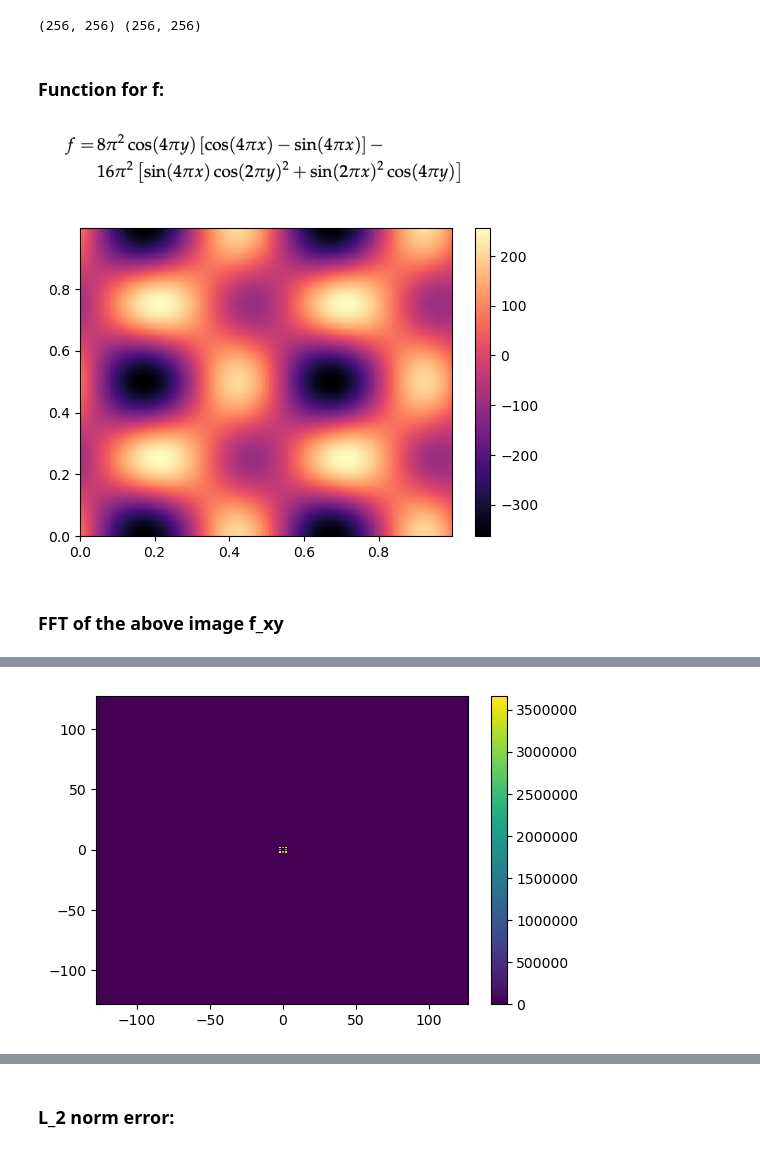
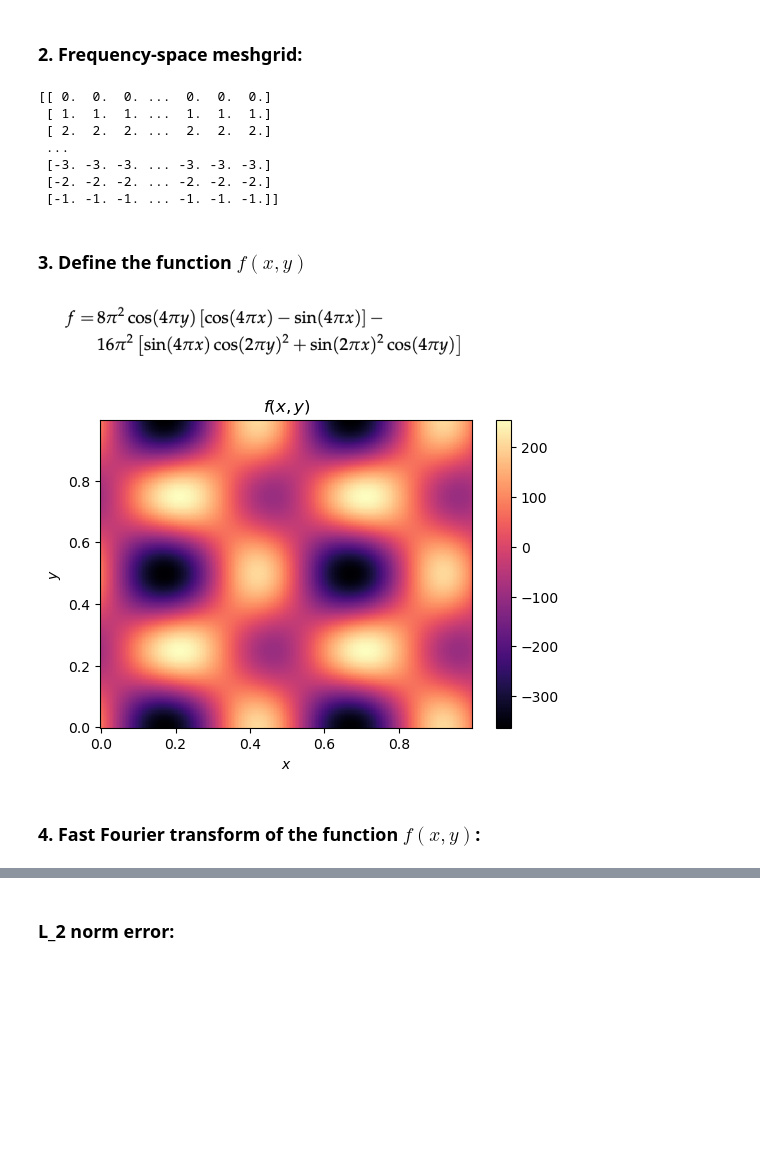
Before and after one commit to wbandabarragan/computational-physics-2, a Jupyter notebook: unit-3/310-PDE-FFT-elliptic-equations.ipynb, the cells around one changed output, grey strips where cells are left out. Cells and saved outputs as stored; diff of their text form; code cells hidden in the pictures; blank space fills up the shorter version.

```diff
--- a/unit-3/310-PDE-FFT-elliptic-equations.ipynb
+++ b/unit-3/310-PDE-FFT-elliptic-equations.ipynb
@@ -54 +41,12 @@ print(X.shape, Y.shape)
+# %%
+# Create the axes:
+x = np.arange(x_min, x_max, dx)
+y = np.arange(y_min, y_max, dy)
+
+#print(x.shape, y.shape)
+
+# We create the 2D domain
+x_2d, y_2d = np.meshgrid(x, y)
+
+#print(x_2d.shape, y_2d.shape)
 # %% [markdown]
@@ -110,17 +119,30 @@ print(k_x.size, k_y.size)
+# %% [markdown]
+### 2. Frequency-space meshgrid:
 # %%
 # Create a grid in Fourier space
 
-KX, KY = np.meshgrid(k_x, k_y)
+kx_2d, ky_2d = np.meshgrid(k_x, k_y)
 
-print(KX.shape, KY.shape)
+print(ky_2d)
 # %% [output]
-(256, 256) (256, 256)
+[[ 0.  0.  0. ...  0.  0.  0.]
+ [ 1.  1.  1. ...  1.  1.  1.]
+ [ 2.  2.  2. ...  2.  2.  2.]
+ ...
+ [-3. -3. -3. ... -3. -3. -3.]
+ [-2. -2. -2. ... -2. -2. -2.]
+ [-1. -1. -1. ... -1. -1. -1.]]
 # %% [markdown]
-### Function for f:
+### 3. Define the function $f(x,y)$
 
 ![Screen%20Shot%202023-01-03%20at%2012.48.19.png](attachment:Screen%20Shot%202023-01-03%20at%2012.48.19.png)
 # %%
 def rhs_function(xx, yy):
+    """
+    Function to define f(x,y), which is the RHS of the Poission eq.
+    Inputs: xx -> x_2d, yy -> y_2d
+    Ouput: rhs
+    """
 
     rhs = 8*(np.pi**2)*np.cos(4*np.pi*yy)*(np.cos(4*np.pi*xx)\
     - np.sin(4*np.pi*xx)) - 16*(np.pi**2)*(np.sin(4*np.pi*xx)\
@@ -131,21 +153,26 @@ def rhs_function(xx, yy):
 # %%
 # Evaluate this in X, Y
 
-f_xy = rhs_function(X, Y)
+f_xy = rhs_function(x_2d, y_2d)
 # %%
 # Figure environment
 
 plt.figure(figsize=(6,4))
 
-A = plt.pcolor(X, Y, f_xy, cmap = 'magma')
+f_surf = plt.pcolor(x_2d, y_2d, f_xy, cmap = 'magma')
 
-plt.colorbar(A)
+plt.colorbar(f_surf)
+
+plt.xlabel(r"$x$")
+plt.ylabel(r"$y$")
+
+plt.title(r"$f(x,y)$")
 
 plt.show()
 # %% [output]
-[figure, old version]
+[figure, new version]
 # %% [markdown]
-### FFT of the above image f_xy
+### 4. Fast Fourier transform of the function $f(x,y)$:
 # %%
 # We use numpy functions to do the FFT:
 
@@ -173,17 +200,6 @@ print(F_kk)
   -2.69265782e-10-2.86677838e-10j ...  9.70265437e-13-5.60914649e-13j
   -3.26577834e-10+2.65426039e-10j -1.57755276e-12+6.46583137e-13j]]
 # %%
-# Figure environment in Fourier space
+# Spatial frequencies in Fourier space
 
-KXX, KYY = np.meshgrid(sorted(k_x), sorted(k_y))
-
-
-plt.figure(figsize=(6,4))
-
-A = plt.pcolor(KXX, KYY, np.abs(np.fft.fftshift(F_kk)))
-
-plt.colorbar(A)
-
-plt.show()
+kx_2d, ky_2d = np.meshgrid(sorted(k_x), sorted(k_y))
-# %% [output]
-[figure, removed]
```
Also changed, not shown: parts of 24 cells of this notebook, 1 other file.
